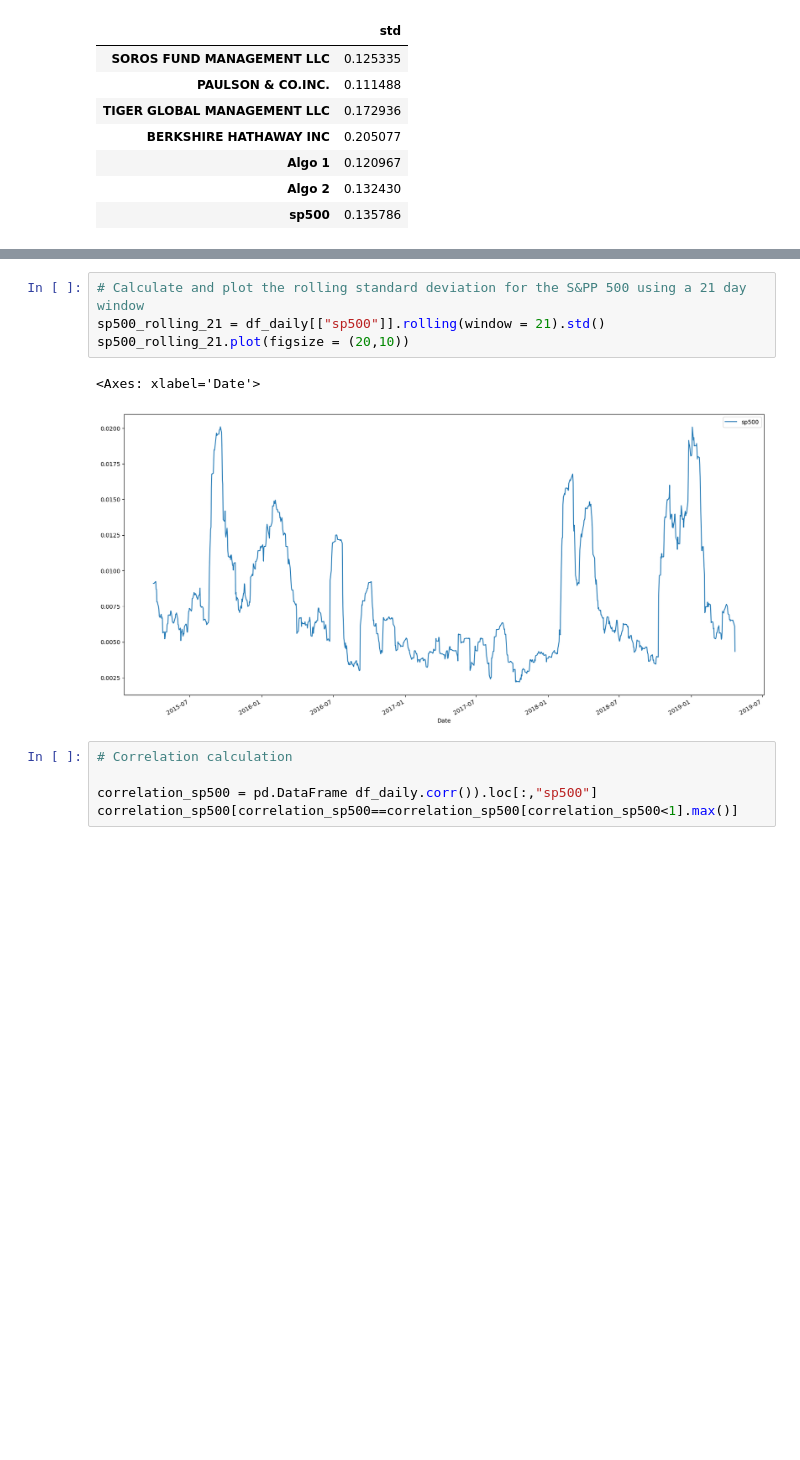
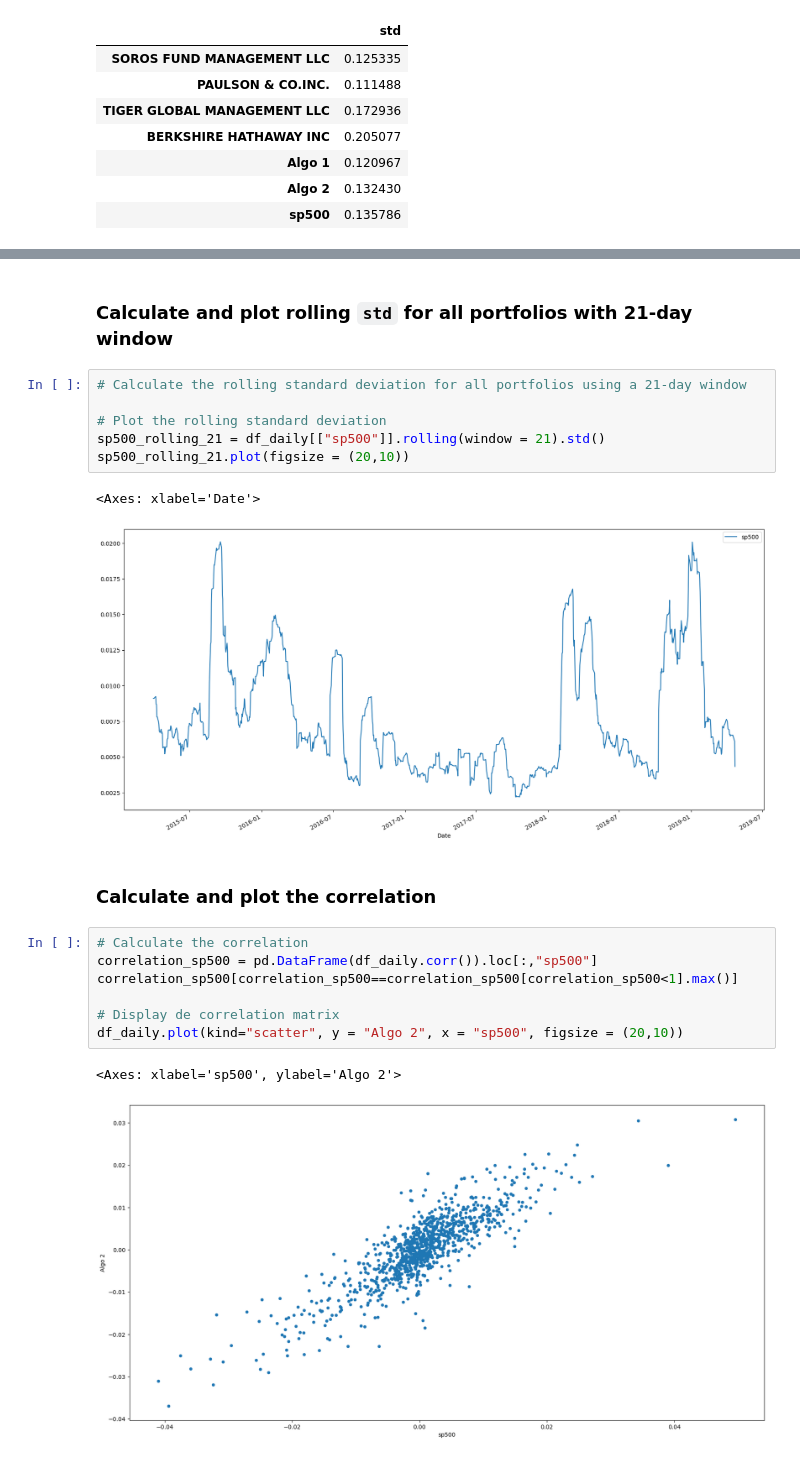
Before and after one commit to Marie462012/Portfolio-Analysis---A-Whale-Off, a Jupyter notebook: whale_analysis.ipynb, the cells around one changed output, grey strips where cells are left out. Drawn from its saved outputs; the diff is of its cells as text; blank space fills up the shorter version.

```diff
--- a/whale_analysis.ipynb
+++ b/whale_analysis.ipynb
@@ -194,12 +281,23 @@ df_annualized_std
+# %% [markdown]
+### Calculate and plot rolling `std` for all portfolios with 21-day window
 # %%
-# Calculate and plot the rolling standard deviation for the S&PP 500 using a 21 day window
+# Calculate the rolling standard deviation for all portfolios using a 21-day window
+
+# Plot the rolling standard deviation
 sp500_rolling_21 = df_daily[["sp500"]].rolling(window = 21).std()
 sp500_rolling_21.plot(figsize = (20,10))
 # %% [output]
 <Axes: xlabel='Date'>
 [figure]
+# %% [markdown]
+### Calculate and plot the correlation
 # %%
-# Correlation calculation
+# Calculate the correlation
+correlation_sp500 = pd.DataFrame(df_daily.corr()).loc[:,"sp500"]
+correlation_sp500[correlation_sp500==correlation_sp500[correlation_sp500<1].max()]
 
-correlation_sp500 = pd.DataFrame df_daily.corr()).loc[:,"sp500"]
-correlation_sp500[correlation_sp500==correlation_sp500[correlation_sp500<1].max()]
+# Display de correlation matrix
+df_daily.plot(kind="scatter", y = "Algo 2", x = "sp500", figsize = (20,10))
+# %% [output]
+<Axes: xlabel='sp500', ylabel='Algo 2'>
+[figure, added]
```
Also changed, not shown: parts of 63 cells of this notebook.
